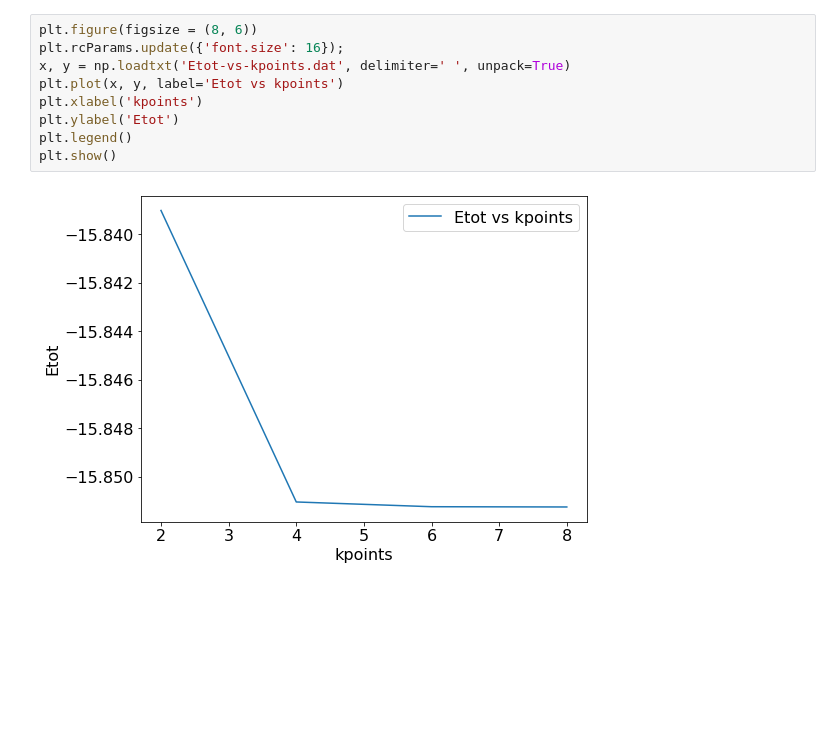
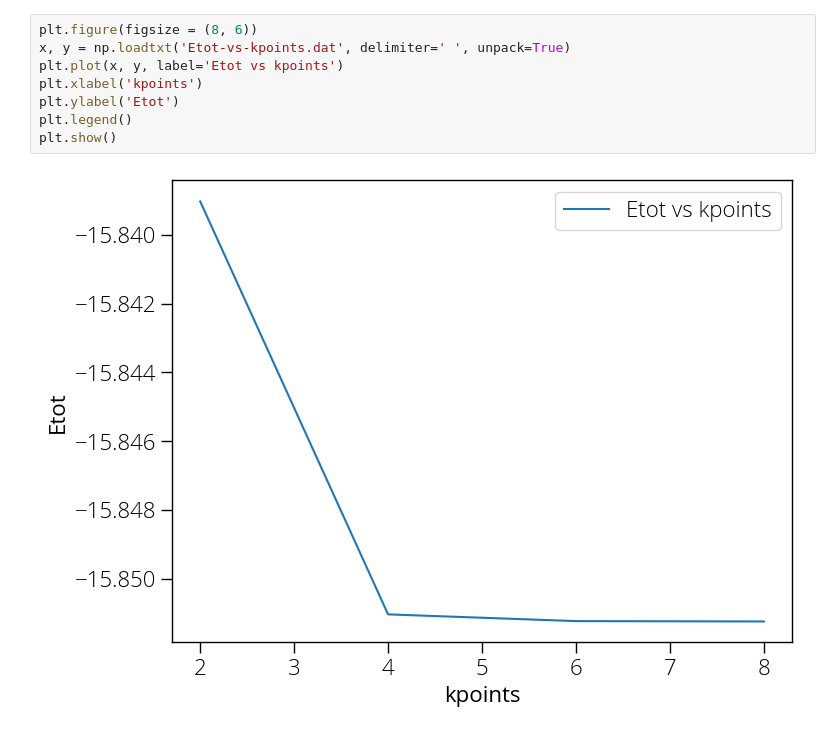
Before and after one commit to pranabdas/espresso, a Jupyter notebook: notebooks/Plots.ipynb, the cells around one changed output. Saved outputs shown, nothing was run; the diff lists cells and outputs as text; blank space fills up the shorter version.

Commit message:
edit to parameters

```diff
--- a/notebooks/Plots.ipynb
+++ b/notebooks/Plots.ipynb
@@ -16,11 +18,10 @@ plt.show()
 # %%
 plt.figure(figsize = (8, 6))
-plt.rcParams.update({'font.size': 16});
 x, y = np.loadtxt('Etot-vs-kpoints.dat', delimiter=' ', unpack=True)
 plt.plot(x, y, label='Etot vs kpoints')
 plt.xlabel('kpoints')
 plt.ylabel('Etot')
 plt.legend()
 plt.show()
 # %% [output]
-[figure, old version]
+[figure, new version]
```
Also changed, not shown: parts of 4 cells of this notebook, 15 other files.
